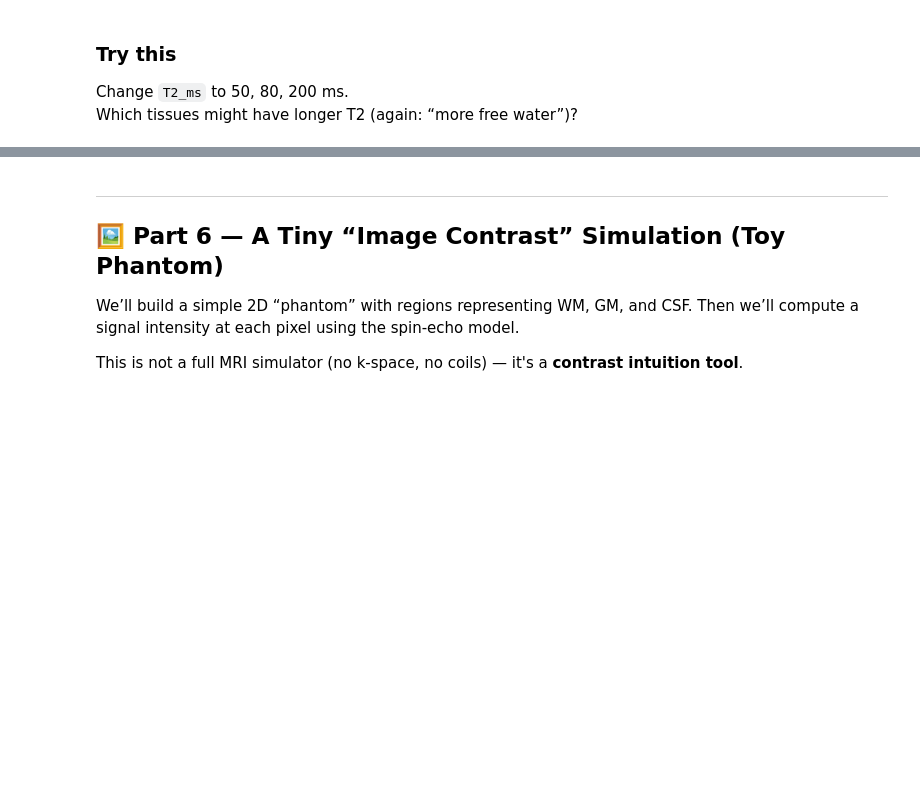
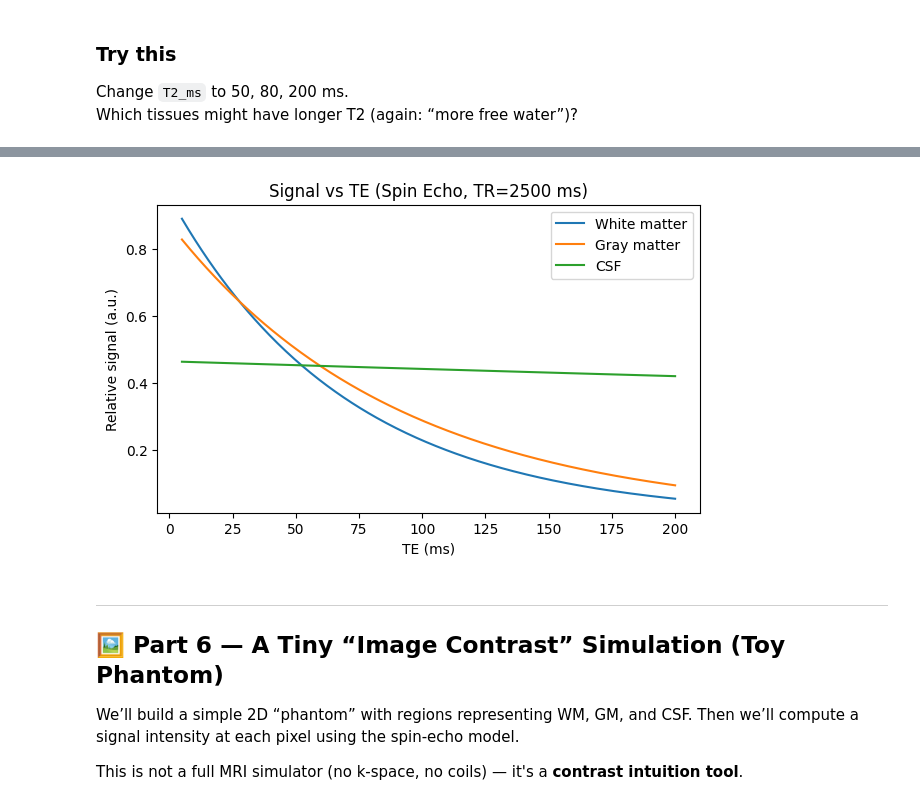
Before and after one commit to ResonanceImagingLab/MedBioPhysics_1stYear, a Jupyter notebook: Ch13_MRI.ipynb, the cells around one changed output, grey strips where cells are left out. Cells and saved outputs as stored; diff of their text form; code cells hidden in the pictures; blank space fills up the shorter version.

```diff
--- a/Ch13_MRI.ipynb
+++ b/Ch13_MRI.ipynb
@@ -266,18 +272,20 @@ plt.show()
 # %%
 # Plot signal vs TE for different tissues (fixed TR)
 TR = 2500
 TEs = np.linspace(5, 200, 300)
 
 plt.figure(figsize=(7,4))
 for name, p in tissues.items():
-    S = spin_echo_signal(p["T1"], p["T2"], TR, TEs)
+    S = spin_echo_signal(p["$T_1$"], p["T2"], TR, TEs)
     plt.plot(TEs, S, label=name)
 
 plt.xlabel("TE (ms)")
 plt.ylabel("Relative signal (a.u.)")
 plt.title(f"Signal vs TE (Spin Echo, TR={TR} ms)")
 plt.legend()
 plt.show()
+# %% [output]
+[figure, added]
 # %% [markdown]
 ---
 ## 🖼️ Part 6 — A Tiny “Image Contrast” Simulation (Toy Phantom)
```
Also changed, not shown: parts of 19 cells of this notebook, 2 other files.
